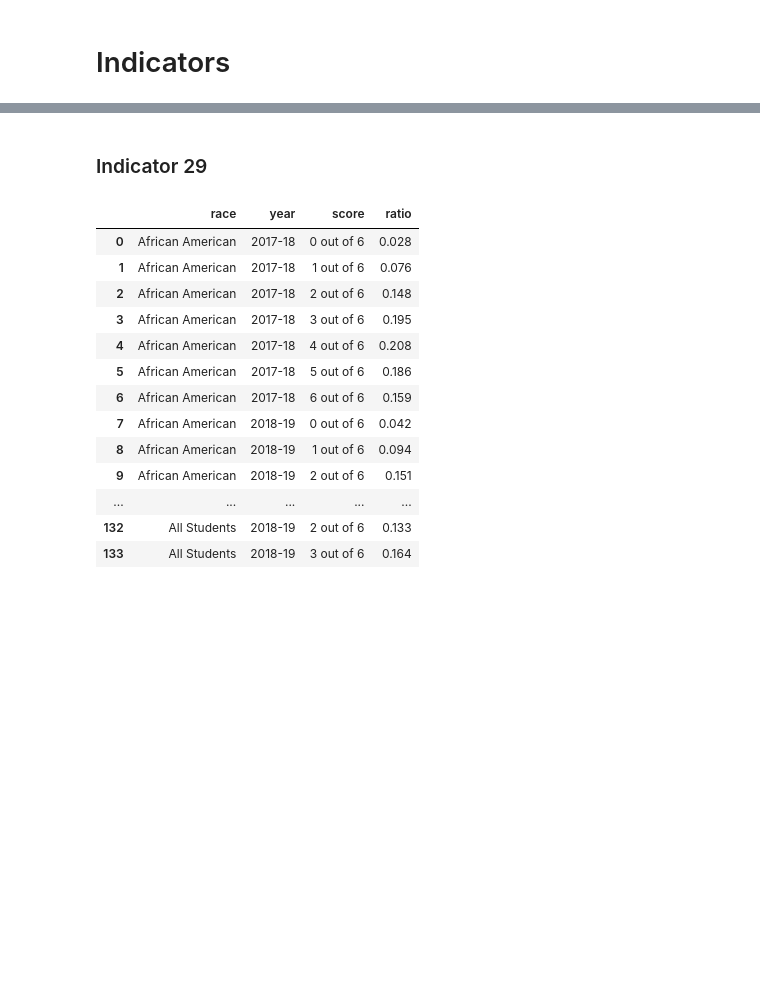
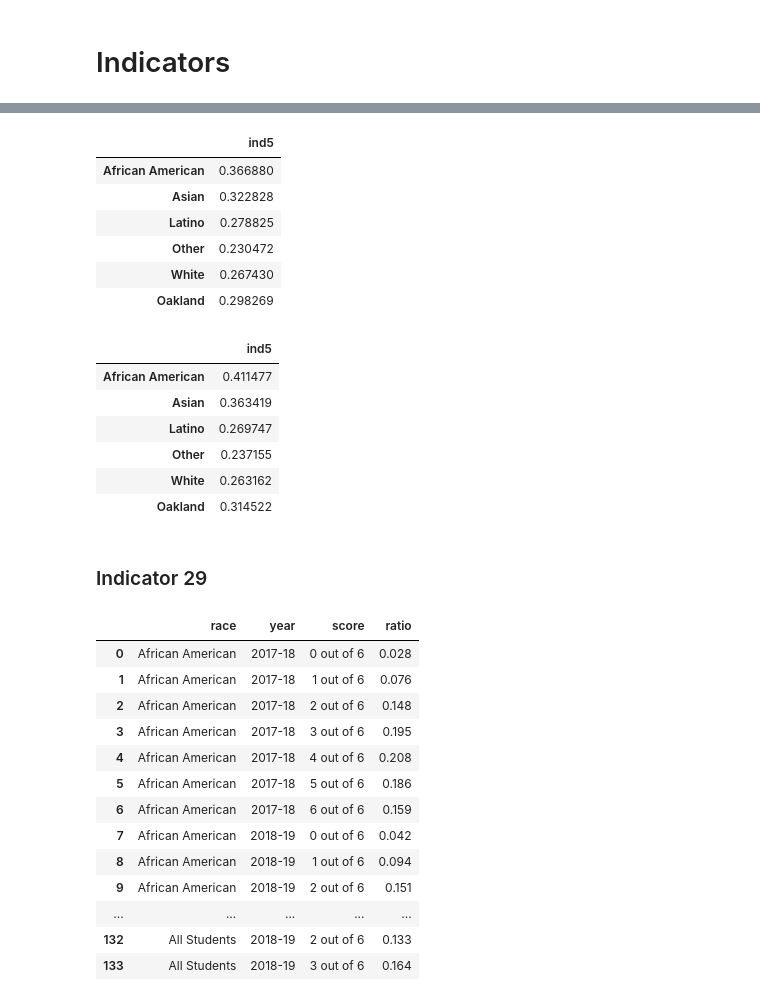
Before and after one commit to jaimev408/Oakland_RE_Indicators, a Jupyter notebook: IND2.ipynb, the cells around one changed output, grey strips where cells are left out. Saved outputs shown, nothing was run; the diff lists cells and outputs as text; code cells hidden in the pictures; blank space fills up the shorter version.

```diff
--- a/IND2.ipynb
+++ b/IND2.ipynb
@@ -57,3 +122,28 @@ del pca161, hca161
+# %%
+def ind5(df):
+    numerator = df.loc[df["ESR"] == 6].groupby("RACE")['RACE'].count() # 6 = Not in labor force
+    numerator = numerator.append(pd.Series(numerator.sum(), ['Oakland']))
+    denominator = df.loc[(df["ESR"].notna())].groupby("RACE")['RACE'].count() # not including ppl who aged <16
+    denominator = denominator.append(pd.Series(denominator.sum(), ["Oakland"]))
+    return pd.DataFrame((numerator/denominator), columns=['ind5'])
+# %%
+display(ind5(pca181_Ok))
+display(ind5(pca191_Ok))
+# %% [output]
+|  | ind5 |
+| African American | 0.366880 |
+| Asian | 0.322828 |
+| Latino | 0.278825 |
+| Other | 0.230472 |
+| White | 0.267430 |
+| Oakland | 0.298269 |
+|  | ind5 |
+| African American | 0.411477 |
+| Asian | 0.363419 |
+| Latino | 0.269747 |
+| Other | 0.237155 |
+| White | 0.263162 |
+| Oakland | 0.314522 |
 # %% [markdown]
 ### Indicator 29
 # %%
```
Also changed, not shown: parts of 10 cells of this notebook, 2 other files.
